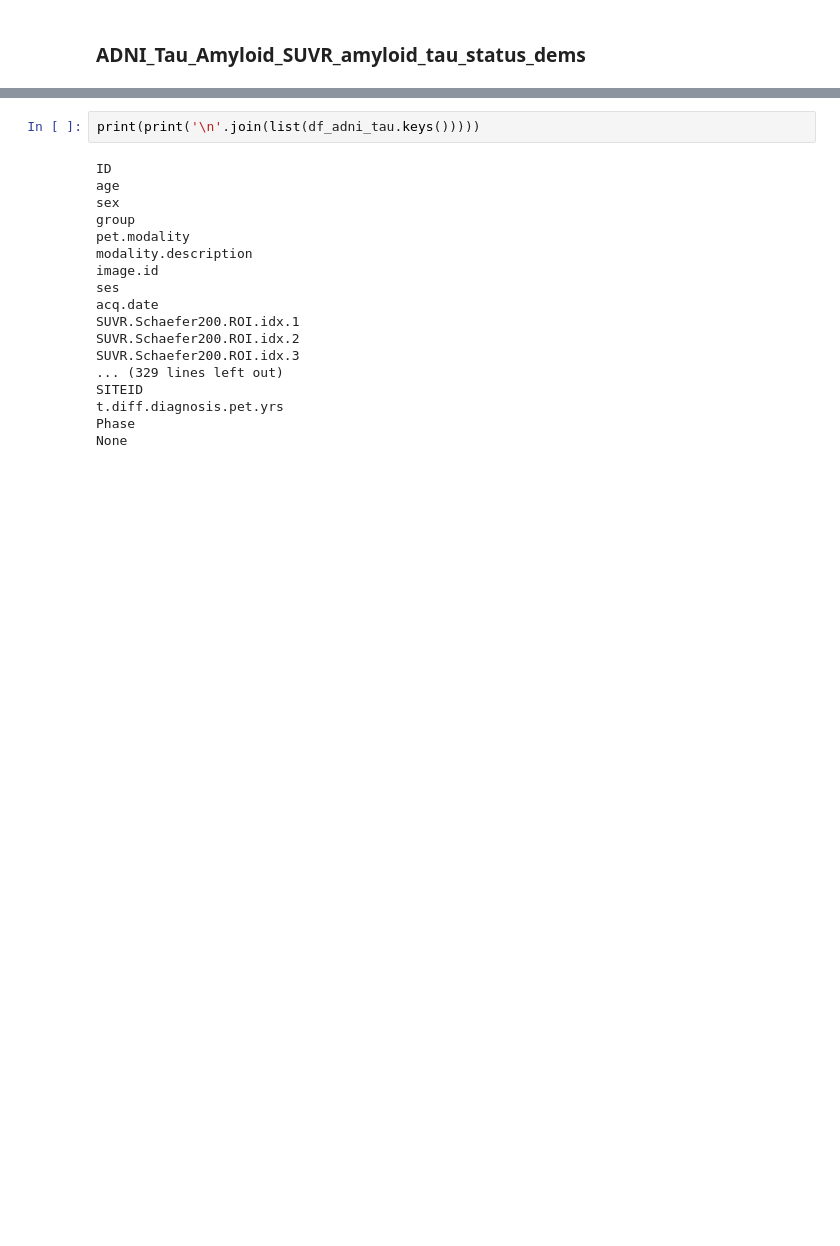
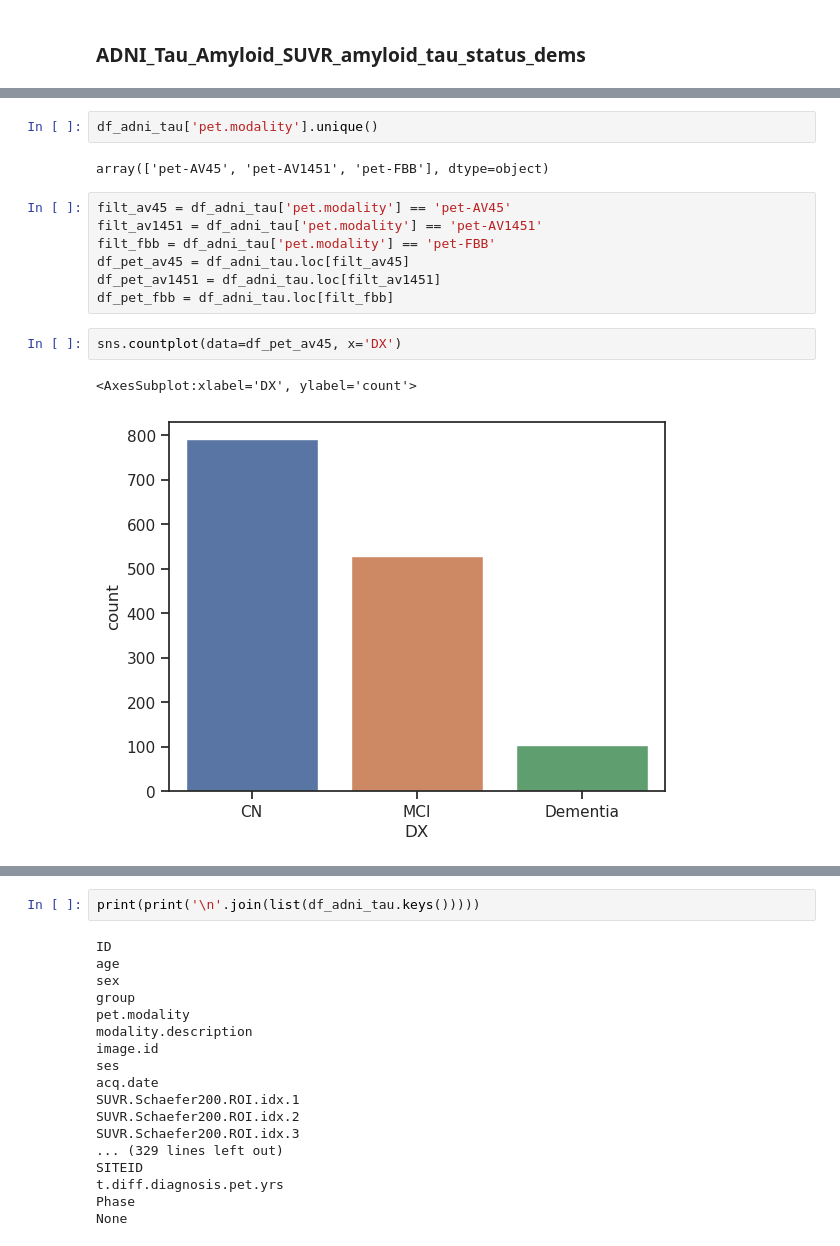
Before and after one commit to Liz490/multimodal_alzheimer, a Jupyter notebook: Exploratory_Data_Analysis.ipynb, the cells around one changed output, grey strips where cells are left out. Saved outputs shown, nothing was run; the diff lists cells and outputs as text; blank space fills up the shorter version.

```diff
--- a/Exploratory_Data_Analysis.ipynb
+++ b/Exploratory_Data_Analysis.ipynb
@@ -11,0 +68,16 @@ df_pet_data = pd.read_csv(f_tab_pet_data, low_memory=False)
+# %%
+df_adni_tau['pet.modality'].unique()
+# %% [output]
+array(['pet-AV45', 'pet-AV1451', 'pet-FBB'], dtype=object)
+# %%
+filt_av45 = df_adni_tau['pet.modality'] == 'pet-AV45'
+filt_av1451 = df_adni_tau['pet.modality'] == 'pet-AV1451'
+filt_fbb = df_adni_tau['pet.modality'] == 'pet-FBB'
+df_pet_av45 = df_adni_tau.loc[filt_av45]
+df_pet_av1451 = df_adni_tau.loc[filt_av1451]
+df_pet_fbb = df_adni_tau.loc[filt_fbb]
+# %%
+sns.countplot(data=df_pet_av45, x='DX')
+# %% [output]
+<AxesSubplot:xlabel='DX', ylabel='count'>
+[figure, added]
```
Also changed, not shown: parts of 15 cells of this notebook.
